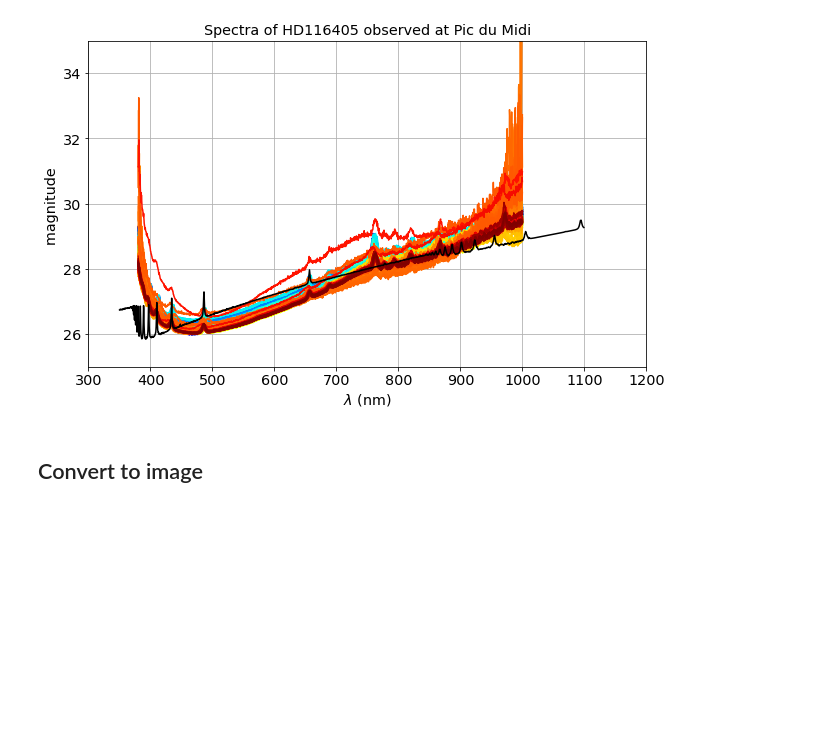
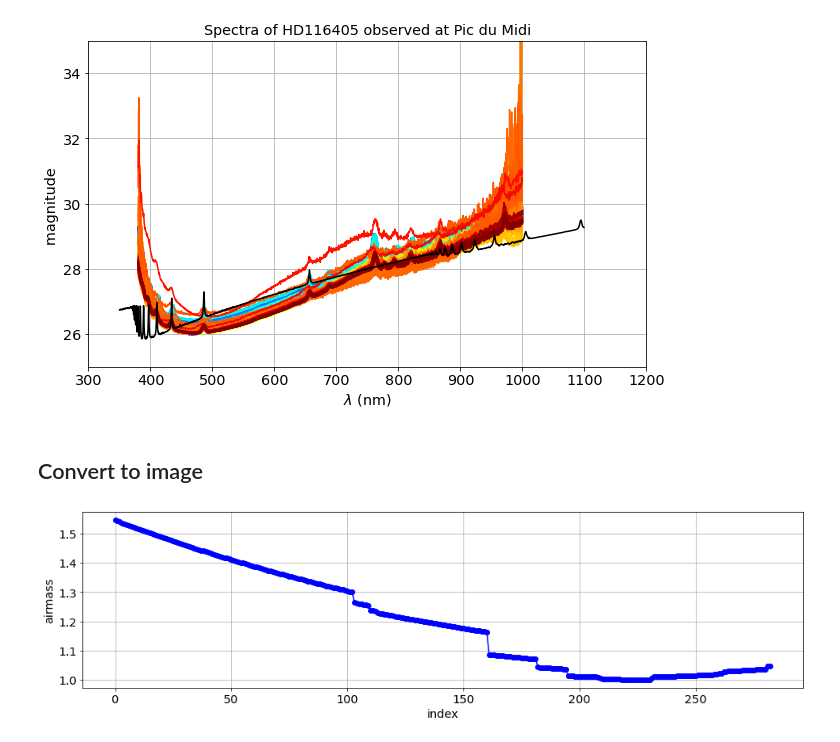
Before and after one commit to sylvielsstfr/PhotomCorrectAuxTel, a Jupyter notebook: analysis/MLfit_gp_data/ViewPDMData.ipynb, the cells around one changed output. Cells and saved outputs as stored; diff of their text form; code cells hidden in the pictures; blank space fills up the shorter version.

```diff
--- a/analysis/MLfit_gp_data/ViewPDMData.ipynb
+++ b/analysis/MLfit_gp_data/ViewPDMData.ipynb
@@ -492,7 +513,16 @@ ax.set_ylim(25,35)
 # %% [markdown]
 ## Convert to image
 # %%
-WL,Mags= ConvertToImage(all_df_filt,WLMIN= WLMINSEL ,WLMAX= WLMAXSEL )
+WL,Mags, AirM = ConvertToImage(all_df_filt,WLMIN= WLMINSEL ,WLMAX= WLMAXSEL )
+# %%
+fig=plt.figure(figsize=(16,4))
+ax=fig.add_subplot(111)
+ax.plot(AirM,"bo-")
+ax.set_ylabel("airmass")
+ax.set_xlabel("index")
+ax.grid()
+# %% [output]
+[figure, added]
 # %%
 MagsRef=Mags-sed_mag0
 # %%
```
Also changed, not shown: parts of 24 cells of this notebook, 1 other file.
